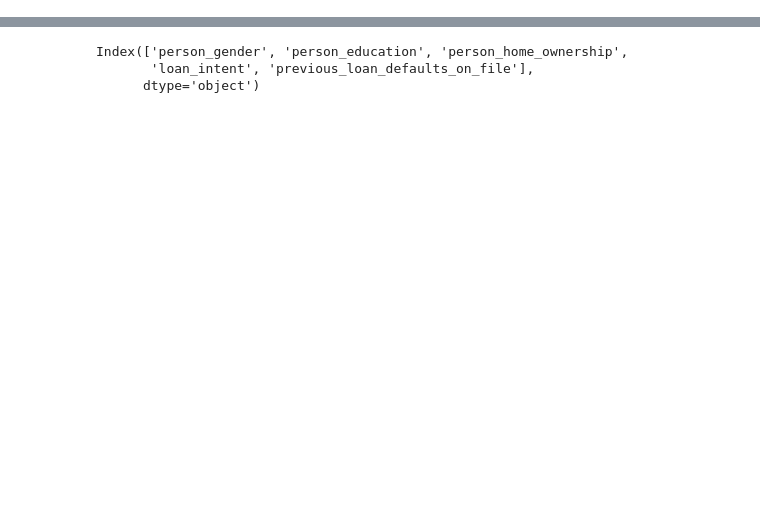
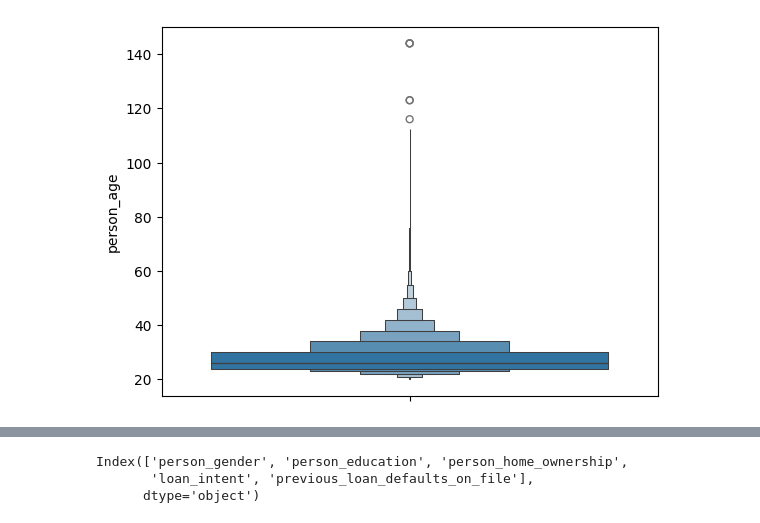
Before and after one commit to qandos-git/loan-approval-mlflow, a Jupyter notebook: experiments.ipynb, the cells around one changed output, grey strips where cells are left out. Cells and saved outputs as stored; diff of their text form; code cells hidden in the pictures; blank space fills up the shorter version.

Commit message:
EDA and data cleaning

```diff
--- a/experiments.ipynb
+++ b/experiments.ipynb
@@ -46,0 +115,5 @@ df.head()
+# %%
+sns.boxenplot(data=df, y='person_age')
+plt.show()
+# %% [output]
+[figure, added]
```
Also changed, not shown: parts of 41 cells of this notebook, 1 other file.
